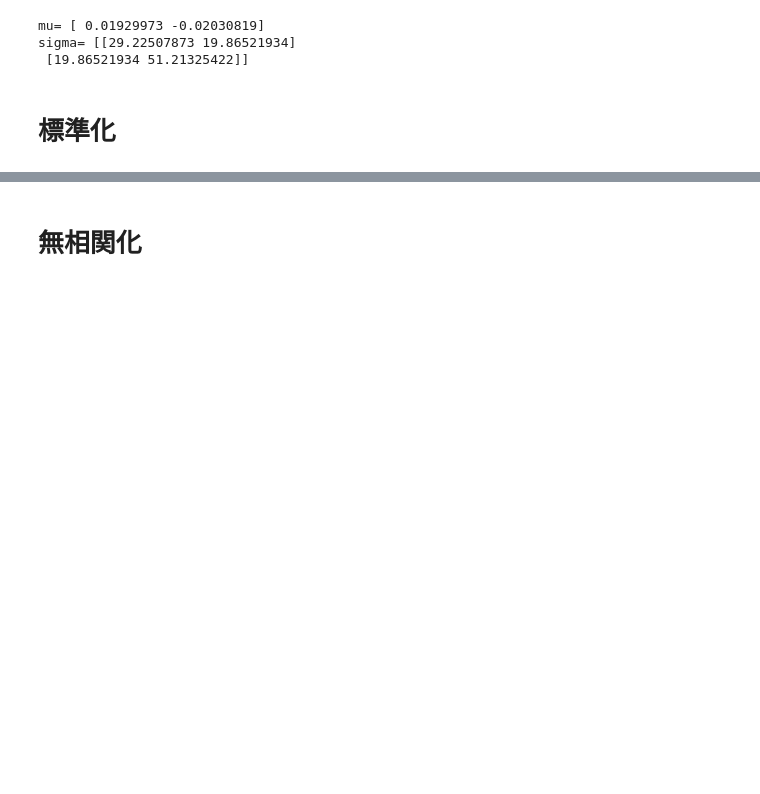
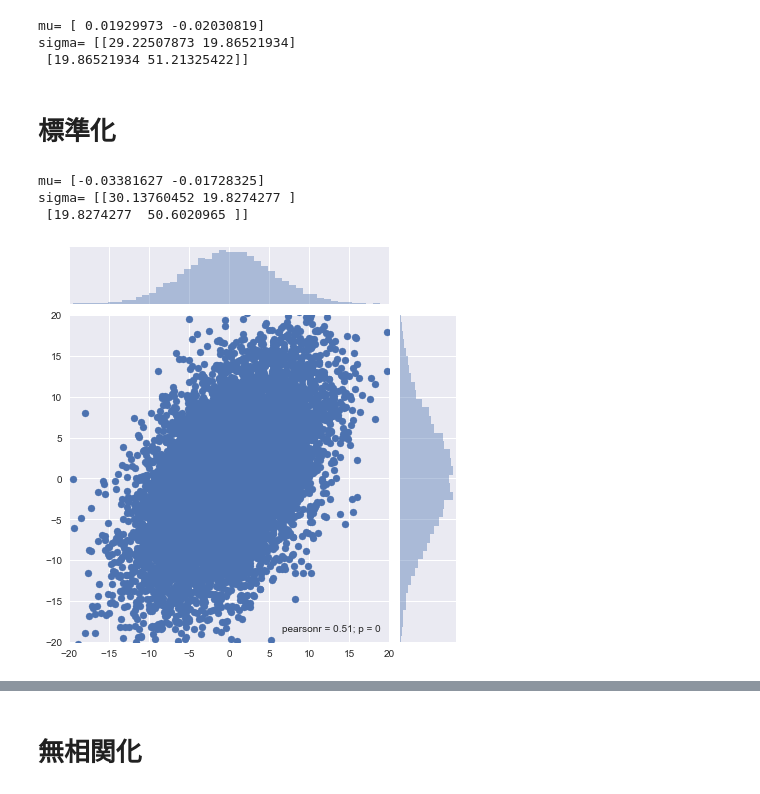
Before and after one commit to ryo-1/first_pattern_recognition, a Jupyter notebook: 第二回/問1.ipynb, the cells around one changed output, grey strips where cells are left out. Saved outputs shown, nothing was run; the diff lists cells and outputs as text; code cells hidden in the pictures; blank space fills up the shorter version.

```diff
--- a/第二回/問1.ipynb
+++ b/第二回/問1.ipynb
@@ -228,6 +228,25 @@ def zscore(x):
     xmean = x.mean(axis=0)
     xstd = np.std(x,axis=0)
     return (x - xmean) / xstd
+# %%
+mu = np.array([0, 0])
+sigma = np.array([[30, 20], [20, 50]])
+size = 10000
+
+X = make_X(mu,sigma, size)
+
+sns.jointplot(X[:,0], X[:,1], xlim=(-20,20), ylim=(-20,20))
+
+mu_x = X.mean(axis=0)
+print("mu=",mu_x)
+
+sigma_x = np.cov(X.T)
+print("sigma=",sigma_x)
+# %% [output]
+mu= [-0.03381627 -0.01728325]
+sigma= [[30.13760452 19.8274277 ]
+ [19.8274277  50.6020965 ]]
+[figure, added]
 # %%
 mu = np.array([0, 0])
 sigma = np.array([[30, 20], [20, 50]])
```
Also changed, not shown: parts of 5 cells of this notebook.
